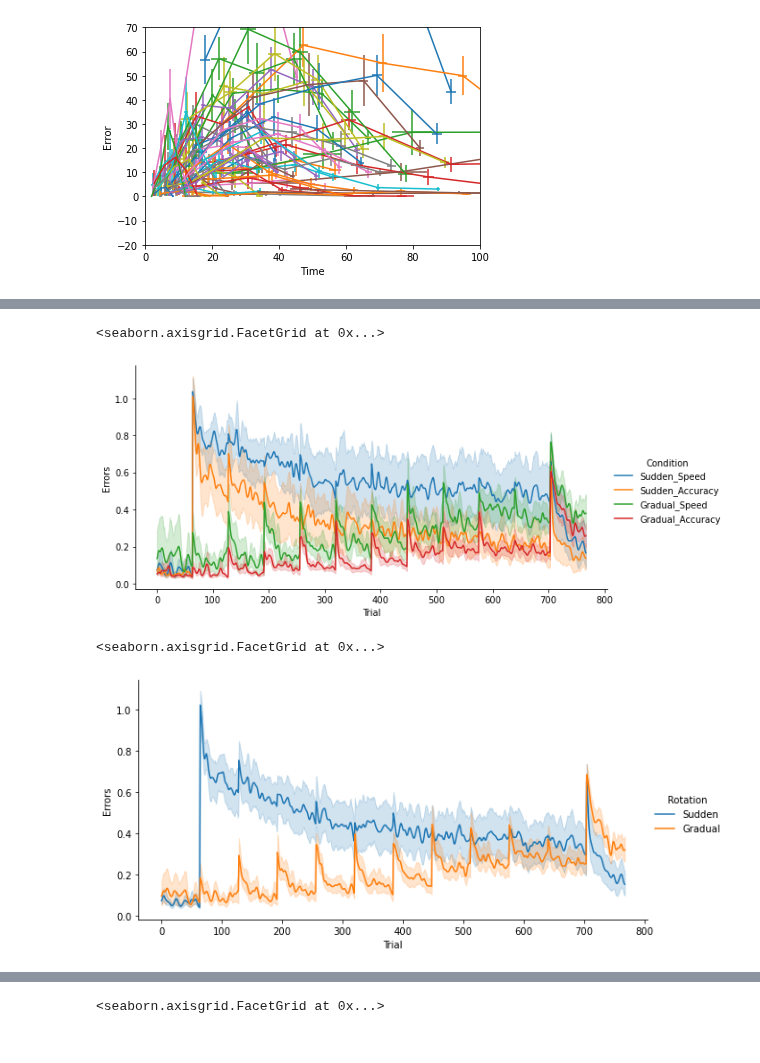
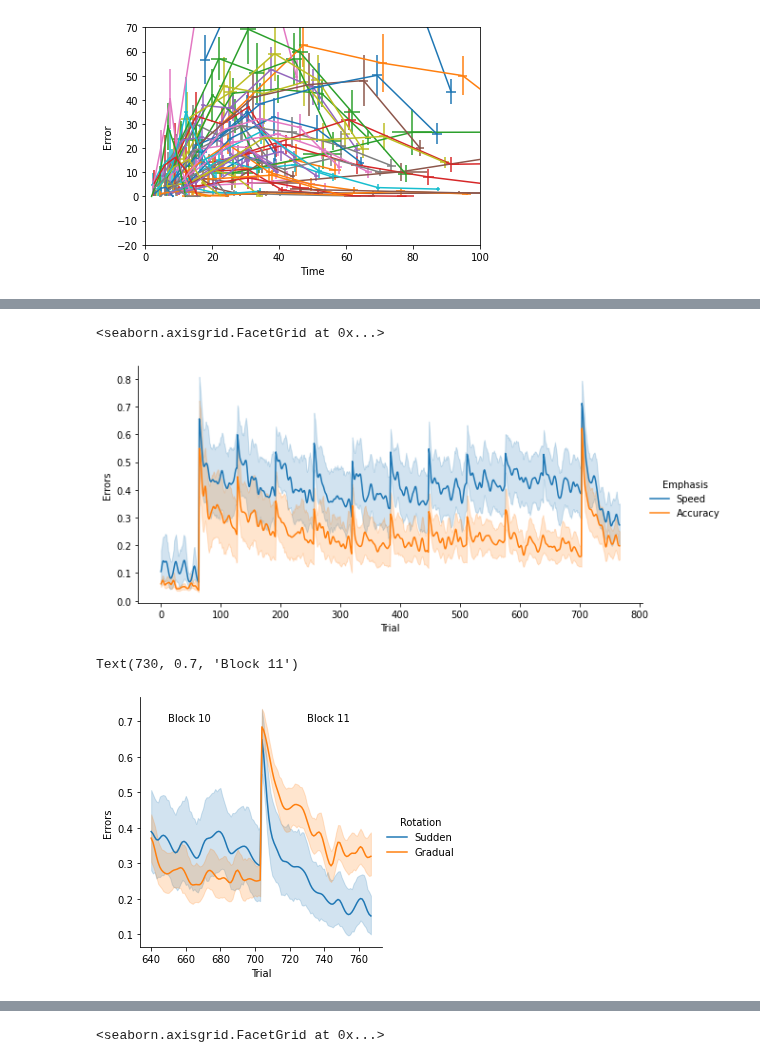
Before and after one commit to tejas-savalia/Lab-Codes, a Jupyter notebook: Psychtoolbox/Visuomotor_Adaptation_Tablet/python_scripts/analyses.ipynb, the cells around one changed output, grey strips where cells are left out. Saved outputs shown, nothing was run; the diff lists cells and outputs as text; code cells hidden in the pictures.

```diff
--- a/Psychtoolbox/Visuomotor_Adaptation_Tablet/python_scripts/analyses.ipynb
+++ b/Psychtoolbox/Visuomotor_Adaptation_Tablet/python_scripts/analyses.ipynb
@@ -128,10 +134,12 @@ errors['Condition'] = errors['Rotation'] + '_' + errors['Emphasis']
 # %%
-sns.relplot(x = 'Trial', y = 'Errors', hue = 'Condition', data = errors, height = 4, aspect = 2, kind = 'line')
+sns.relplot(x = 'Trial', y = 'Errors', hue = 'Emphasis', data = errors, height = 4, aspect = 2, kind = 'line')
 # %% [output]
 <seaborn.axisgrid.FacetGrid at 0x...>
-[figure, old version]
+[figure, new version]
 # %%
-sns.relplot(x = 'Trial', y = 'Errors', hue = 'Rotation', data = errors, height = 4, aspect = 2, kind = 'line')
+sns.relplot(x = 'Trial', y = 'Errors', hue = 'Rotation', data = errors.loc[(errors['Block'] == 10) | (errors['Block'] == 11)], height = 4, aspect = 1, kind = 'line')
+plt.text(650, 0.7, 'Block 10')
+plt.text(730, 0.7, 'Block 11')
 # %% [output]
-<seaborn.axisgrid.FacetGrid at 0x...>
+Text(730, 0.7, 'Block 11')
-[figure, old version]
+[figure, new version]
```
Also changed, not shown: parts of 10 cells of this notebook, 3 other files.
